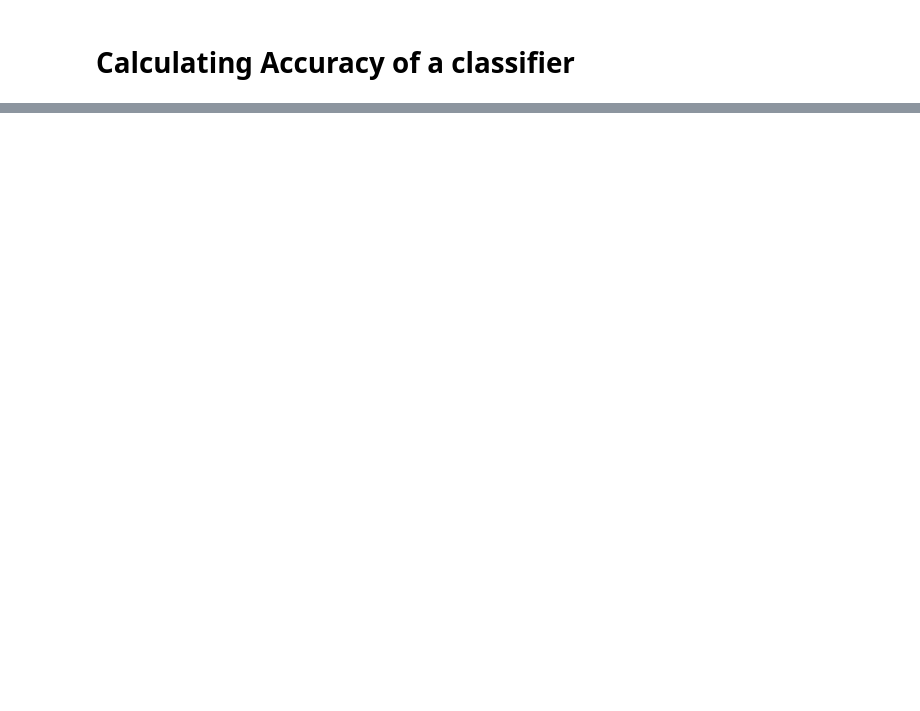
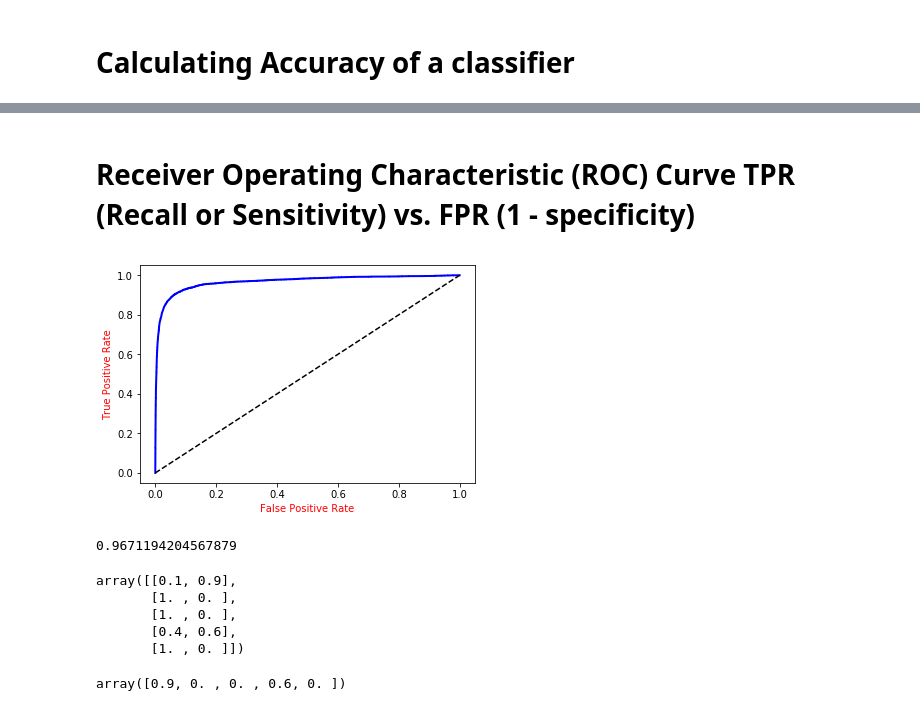
Before and after one commit to Gunjan933/machine-learning, a Jupyter notebook: Classification.ipynb, the cells around one changed output, grey strips where cells are left out. Drawn from its saved outputs; the diff is of its cells as text; code cells hidden in the pictures; blank space fills up the shorter version.

```diff
--- a/Classification.ipynb
+++ b/Classification.ipynb
@@ -132,0 +268,14 @@ array([0.97123266, 0.94123319, 0.95585557])
+# %% [markdown]
+# Receiver Operating Characteristic (ROC) Curve TPR (Recall or Sensitivity) vs. FPR (1 - specificity)
+# %%
+from sklearn.metrics import  roc_curve, roc_auc_score
+fpr, tpr, thresolds = roc_curve(y_train_5, decision_scores)
+def plot_tpr_vs_fpr(fpr, tpr, label=None):
+    plt.plot(fpr, tpr, 'b-', linewidth=2, label=label)
+    plt.plot([0, 1], [0, 1], 'k--')
+    plt.xlabel('False Positive Rate', color='r')
+    plt.ylabel('True Positive Rate', color='r')
+plot_tpr_vs_fpr(fpr, tpr)
+plt.show()
+# %% [output]
+[figure, added]
@@ -132,0 +284,4 @@ array([0.97123266, 0.94123319, 0.95585557])
+# %%
+sgd_auc
+# %% [output]
+0.9671194204567879
@@ -132,0 +294,8 @@ array([0.97123266, 0.94123319, 0.95585557])
+# %%
+probas[:5]
+# %% [output]
+array([[0.1, 0.9],
+       [1. , 0. ],
+       [1. , 0. ],
+       [0.4, 0.6],
+       [1. , 0. ]])
@@ -132,0 +304,4 @@ array([0.97123266, 0.94123319, 0.95585557])
+# %%
+y_scores_rand[:5]
+# %% [output]
+array([0.9, 0. , 0. , 0.6, 0. ])
```
Also changed, not shown: parts of 61 cells of this notebook, 3 other files.
